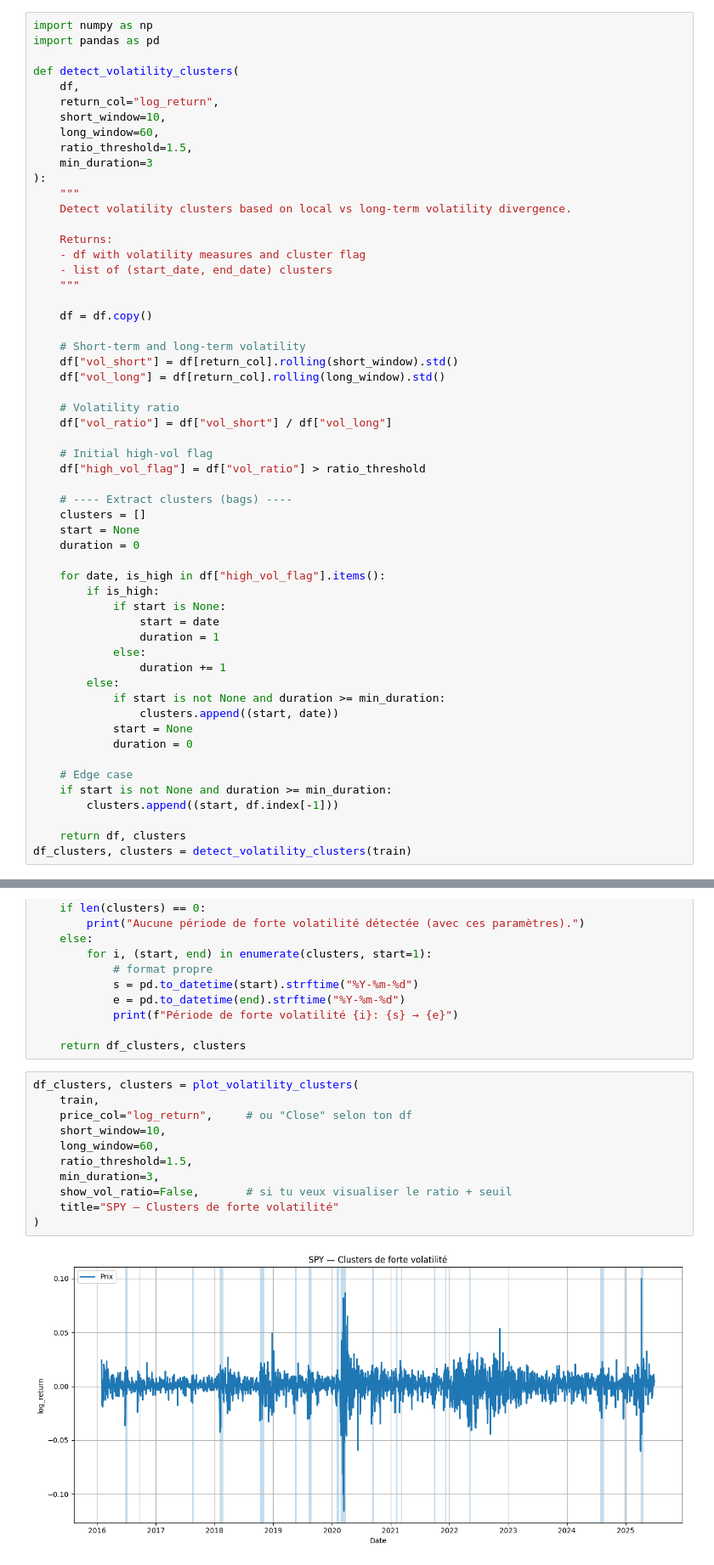
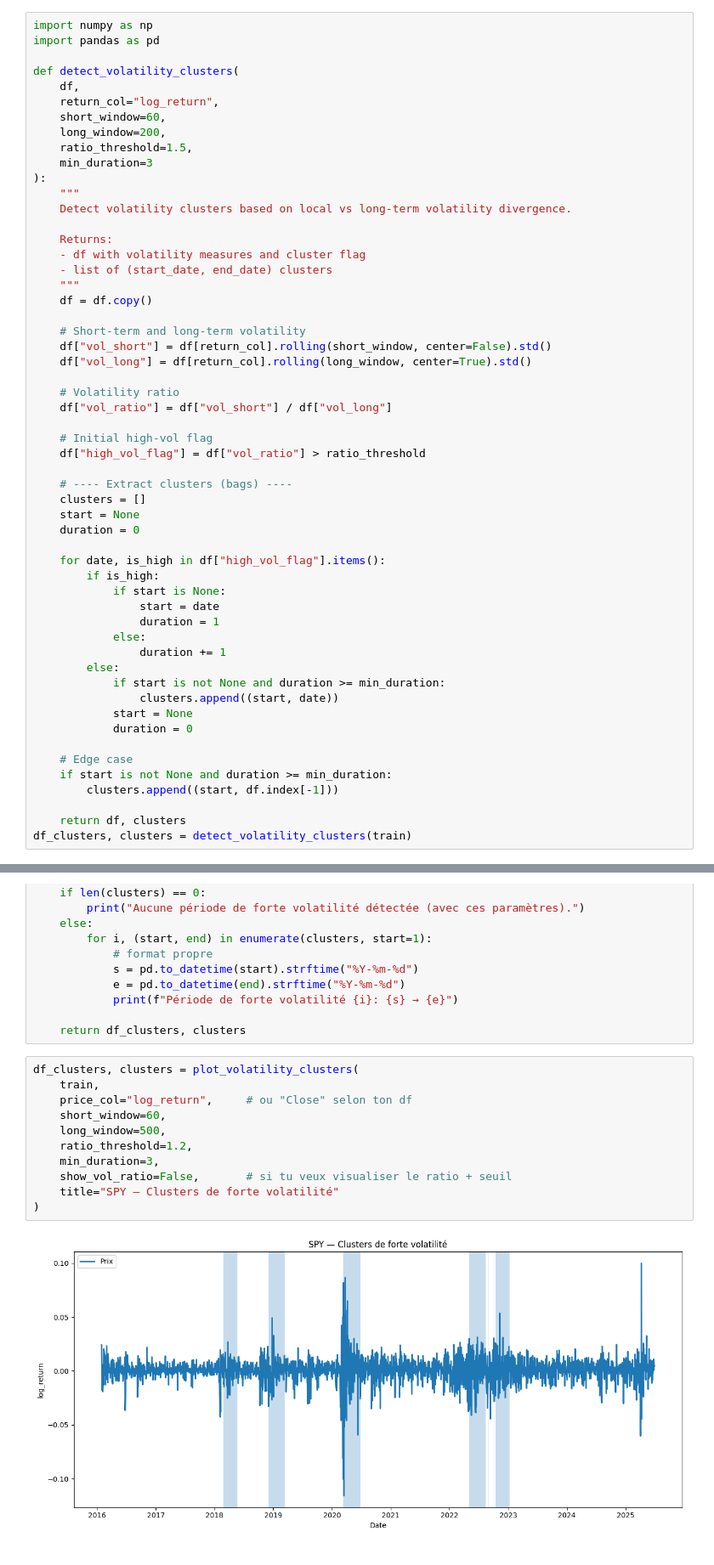
Before and after one commit to Celeste2405/Risque-extreme, a Jupyter notebook: projet.ipynb, the cells around one changed output, grey strips where cells are left out. Shown at 85% size. Saved outputs shown, nothing was run; the diff lists cells and outputs as text.

```diff
--- a/projet.ipynb
+++ b/projet.ipynb
@@ -190,8 +190,8 @@ import pandas as pd
 def detect_volatility_clusters(
     df,
     return_col="log_return",
-    short_window=10,
-    long_window=60,
+    short_window=60,
+    long_window=200,
     ratio_threshold=1.5,
     min_duration=3
 ):
@@ -202,12 +202,11 @@ def detect_volatility_clusters(
     - df with volatility measures and cluster flag
     - list of (start_date, end_date) clusters
     """
-
     df = df.copy()
 
     # Short-term and long-term volatility
-    df["vol_short"] = df[return_col].rolling(short_window).std()
-    df["vol_long"] = df[return_col].rolling(long_window).std()
+    df["vol_short"] = df[return_col].rolling(short_window, center=False).std()
+    df["vol_long"] = df[return_col].rolling(long_window, center=True).std()
 
     # Volatility ratio
     df["vol_ratio"] = df["vol_short"] / df["vol_long"]
@@ -325,13 +324,13 @@ def plot_volatility_clusters(
 # %%
 df_clusters, clusters = plot_volatility_clusters(
     train,
     price_col="log_return",     # ou "Close" selon ton df
-    short_window=10,
-    long_window=60,
-    ratio_threshold=1.5,
+    short_window=60,
+    long_window=500,
+    ratio_threshold=1.2,
     min_duration=3,
     show_vol_ratio=False,       # si tu veux visualiser le ratio + seuil
     title="SPY — Clusters de forte volatilité"
 )
 # %% [output]
-[figure, old version]
+[figure, new version]
```
Also changed, not shown: parts of 29 cells of this notebook, 1 other file.
